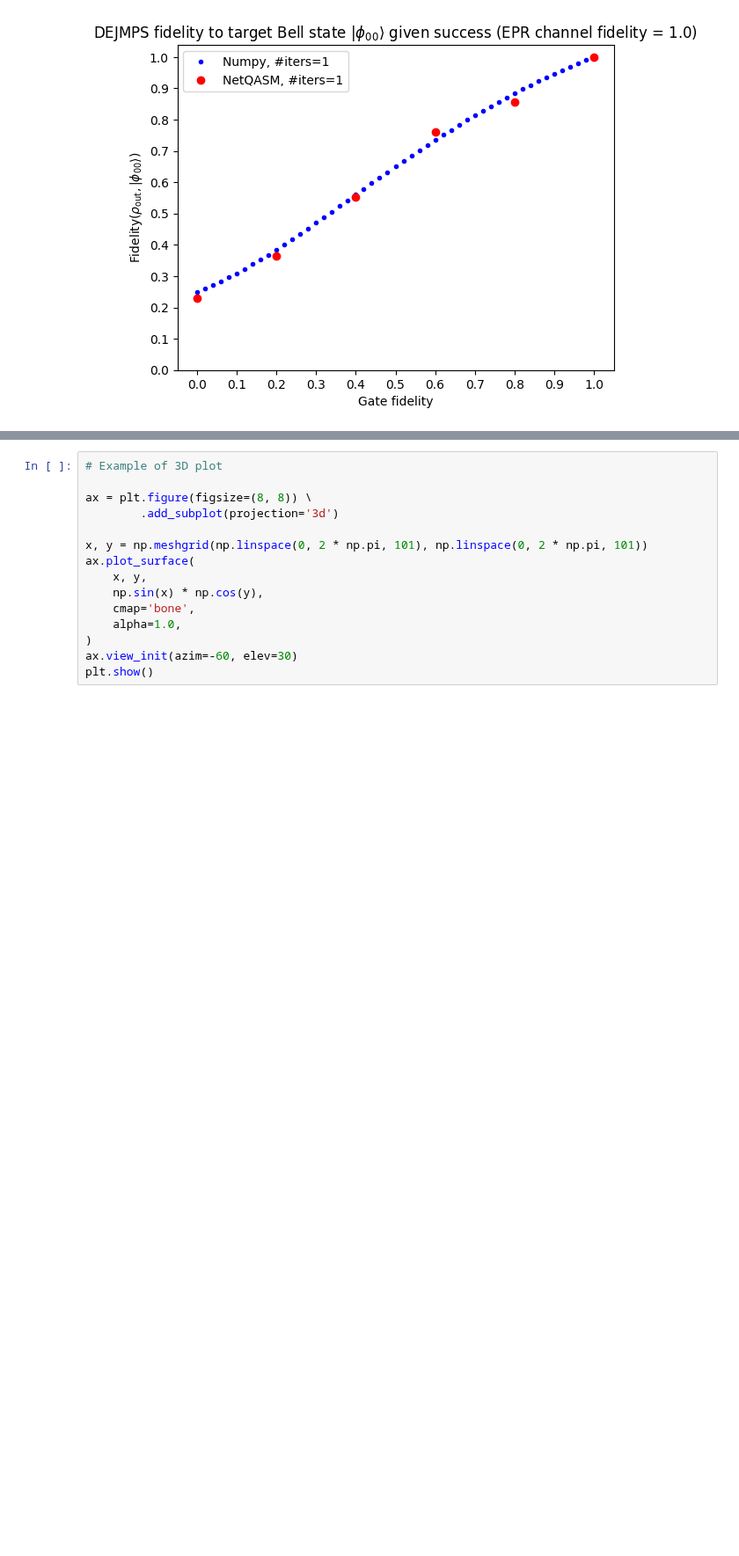
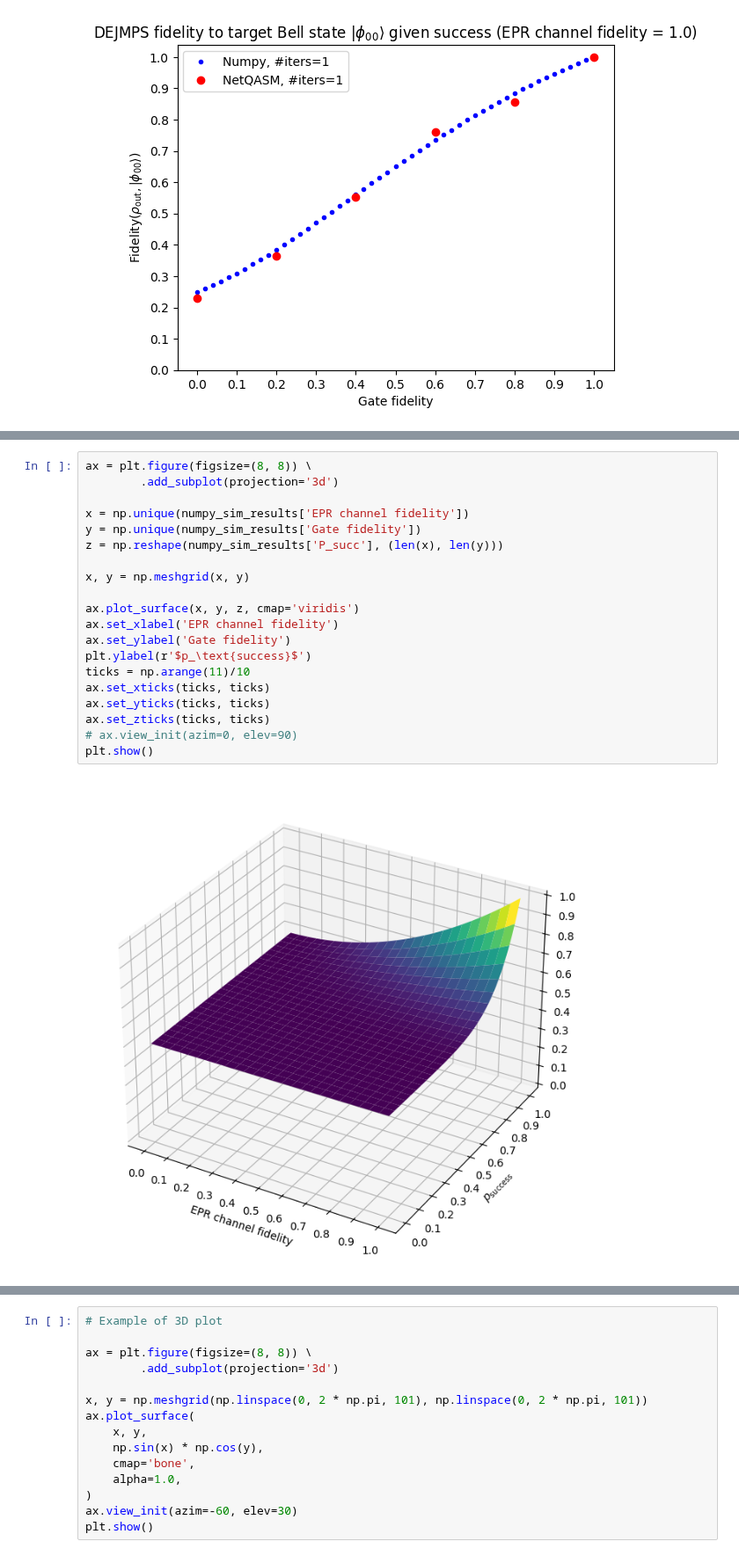
Before and after one commit to iDragos1234/CS4090, a Jupyter notebook: project/dejmps/dejmps_simulation.ipynb, the cells around one changed output, grey strips where cells are left out. Shown at 88% size. Drawn from its saved outputs; the diff is of its cells as text; blank space fills up the shorter version.

```diff
--- a/project/dejmps/dejmps_simulation.ipynb
+++ b/project/dejmps/dejmps_simulation.ipynb
@@ -281,0 +297,22 @@ plt.show()
+# %%
+ax = plt.figure(figsize=(8, 8)) \
+        .add_subplot(projection='3d')
+
+x = np.unique(numpy_sim_results['EPR channel fidelity'])
+y = np.unique(numpy_sim_results['Gate fidelity'])
+z = np.reshape(numpy_sim_results['P_succ'], (len(x), len(y)))
+
+x, y = np.meshgrid(x, y)
+
+ax.plot_surface(x, y, z, cmap='viridis')
+ax.set_xlabel('EPR channel fidelity')
+ax.set_ylabel('Gate fidelity')
+plt.ylabel(r'$p_\text{success}$')
+ticks = np.arange(11)/10
+ax.set_xticks(ticks, ticks)
+ax.set_yticks(ticks, ticks)
+ax.set_zticks(ticks, ticks)
+# ax.view_init(azim=0, elev=90)
+plt.show()
+# %% [output]
+[figure, added]
```
Also changed, not shown: parts of 6 cells of this notebook, 1 other file.
